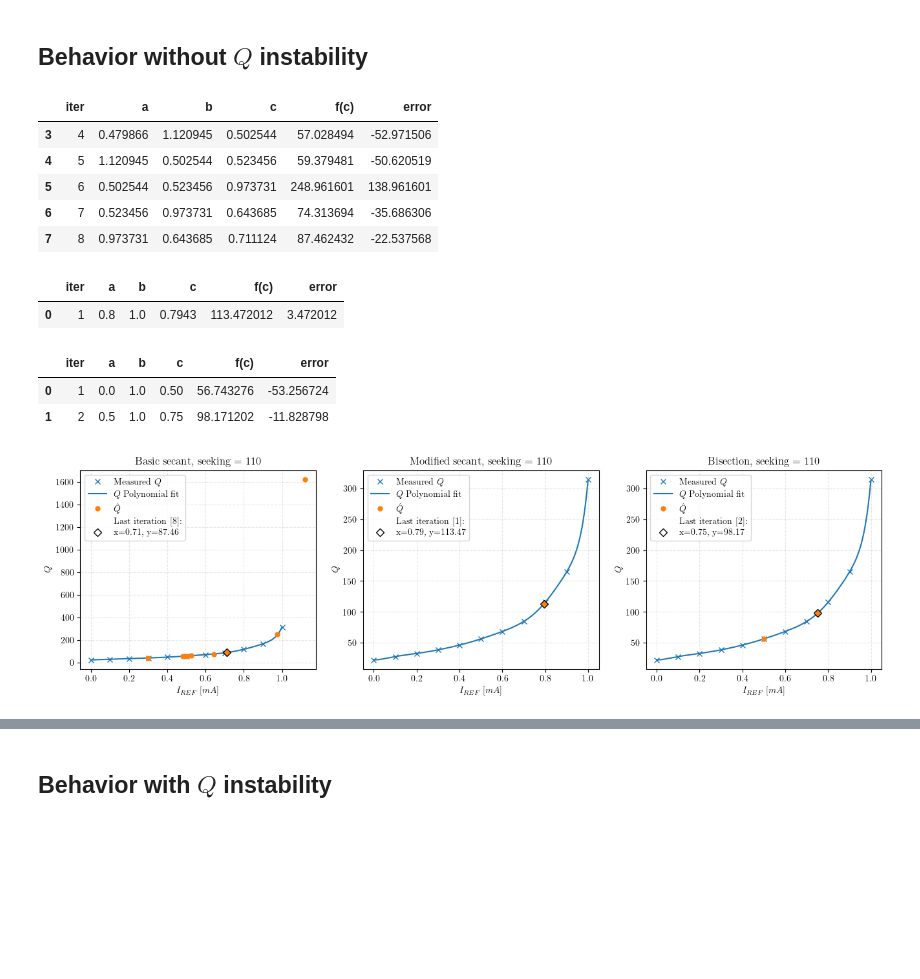
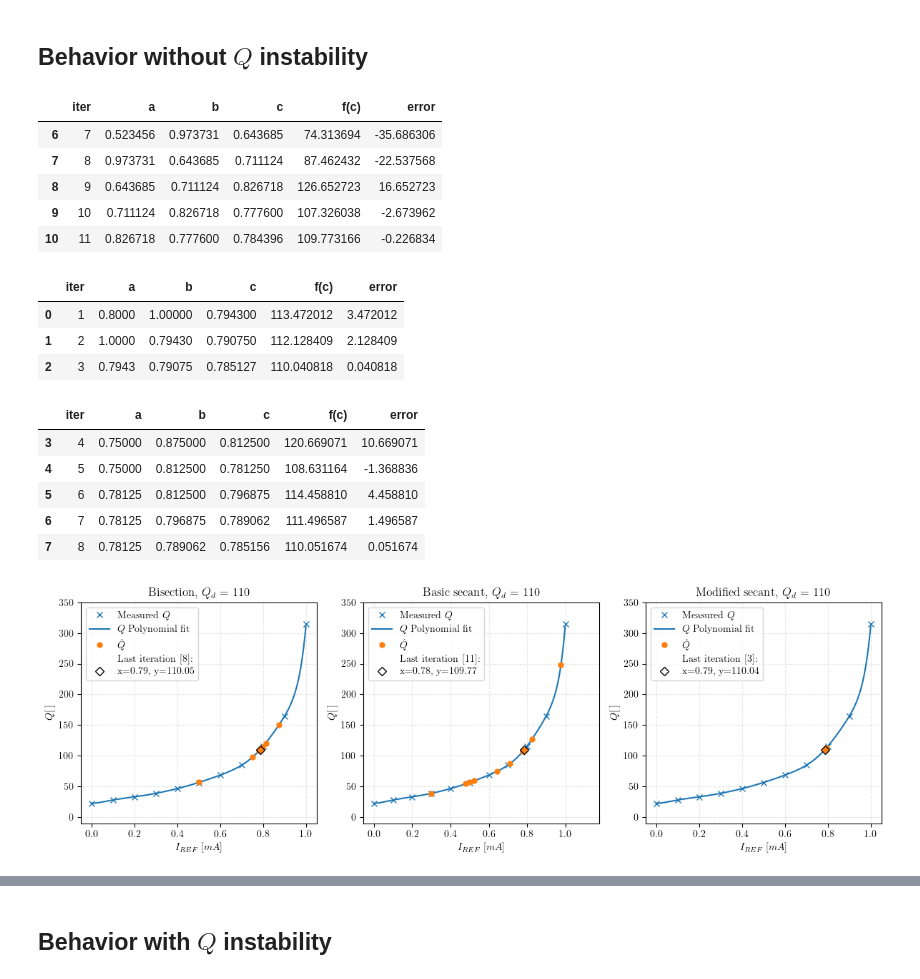
Before and after one commit to pesadaum/tcc, a Jupyter notebook: src/code/main.ipynb, the cells around one changed output, grey strips where cells are left out. Cells and saved outputs as stored; diff of their text form; code cells hidden in the pictures; blank space fills up the shorter version.

```diff
--- a/src/code/main.ipynb
+++ b/src/code/main.ipynb
@@ -7,7 +7,7 @@ import matplotlib.pyplot as plt
 import seaborn as sns
 
 rc = {
-    # "font.family": "sans",
+    "font.family": "serif",
     "font.size": 10,
     "axes.axisbelow": True,
     "grid.linestyle": '--',
@@ -102,7 +102,7 @@ test_dict = {
     'a': 0.0,
     'b': 1.0,
     'seek': 110,
-    'tol': 30,
+    'tol': 1,
     'max_iter': 32
 }
 
@@ -134,19 +134,24 @@ res_bisect = build_test(test_dict,
 res_secant.tail()
 # %% [output]
 |  | iter | a | b | c | f(c) | error |
-| 3 | 4 | 0.479866 | 1.120945 | 0.502544 | 57.028494 | -52.971506 |
-| 4 | 5 | 1.120945 | 0.502544 | 0.523456 | 59.379481 | -50.620519 |
-| 5 | 6 | 0.502544 | 0.523456 | 0.973731 | 248.961601 | 138.961601 |
 | 6 | 7 | 0.523456 | 0.973731 | 0.643685 | 74.313694 | -35.686306 |
 | 7 | 8 | 0.973731 | 0.643685 | 0.711124 | 87.462432 | -22.537568 |
+| 8 | 9 | 0.643685 | 0.711124 | 0.826718 | 126.652723 | 16.652723 |
+| 9 | 10 | 0.711124 | 0.826718 | 0.777600 | 107.326038 | -2.673962 |
+| 10 | 11 | 0.826718 | 0.777600 | 0.784396 | 109.773166 | -0.226834 |
 # %%
 res_mod_sec.tail()
 # %% [output]
 |  | iter | a | b | c | f(c) | error |
-| 0 | 1 | 0.8 | 1.0 | 0.7943 | 113.472012 | 3.472012 |
+| 0 | 1 | 0.8000 | 1.00000 | 0.794300 | 113.472012 | 3.472012 |
+| 1 | 2 | 1.0000 | 0.79430 | 0.790750 | 112.128409 | 2.128409 |
+| 2 | 3 | 0.7943 | 0.79075 | 0.785127 | 110.040818 | 0.040818 |
 # %%
 res_bisect.tail()
 # %% [output]
 |  | iter | a | b | c | f(c) | error |
-| 0 | 1 | 0.0 | 1.0 | 0.50 | 56.743276 | -53.256724 |
-| 1 | 2 | 0.5 | 1.0 | 0.75 | 98.171202 | -11.828798 |
+| 3 | 4 | 0.75000 | 0.875000 | 0.812500 | 120.669071 | 10.669071 |
+| 4 | 5 | 0.75000 | 0.812500 | 0.781250 | 108.631164 | -1.368836 |
+| 5 | 6 | 0.78125 | 0.812500 | 0.796875 | 114.458810 | 4.458810 |
+| 6 | 7 | 0.78125 | 0.796875 | 0.789062 | 111.496587 | 1.496587 |
+| 7 | 8 | 0.78125 | 0.789062 | 0.785156 | 110.051674 | 0.051674 |
@@ -153,44 +172,47 @@ res_bisect.tail()
 # %%
 nc = 3
-results = [res_secant, res_mod_sec, res_bisect]
-titles = ['Basic secant', 'Modified secant', 'Bisection']
+results = [res_bisect, res_secant, res_mod_sec]
+titles = ['Bisection','Basic secant', 'Modified secant',]
 
-fig, ax = plt.subplots(ncols=nc, figsize=(16, 4))
+fig, ax = plt.subplots(ncols=nc, figsize=(12, 4))
 
 for i in range(nc):
     ax[i].plot(q_values['i_ref'],
                q_values['Q'],
                'x', label='Measured $Q$')
 
     ax[i].plot(mock_dict['x'],
                mock_dict['y'],
                label='$Q$ Polynomial fit', c='C0')
 
     ax[i].plot(results[i]['c'],
                results[i]['f(c)'],
                'o', markersize=5, label='$\hat{Q}$')
 
     last_iref = results[i]['c'].iat[-1]
     last_q = results[i]['f(c)'].iat[-1]
     last_iter = results[i]['iter'].iat[-1]
 
     ax[i].plot(last_iref,
                last_q,
                'D',
                label=f'Last iteration [{last_iter}]:\nx={last_iref:.2f}, y={last_q:.2f}',
                c='k', fillstyle='none',)
 
     ax[i].set(
-        title=titles[i] + f', seeking = {test_dict["seek"]}',
-        xlabel='$I_{REF} \;[mA]$',
-        ylabel='$Q$',
-        # ylim=[-10, 350]
+        title=titles[i] + f', $Q_d$ = {test_dict["seek"]}',
+        xlabel=r'$I_{REF} \;[mA]$',
+        ylabel=r'$Q [\;]$',
+        ylim=[-10, 350]
     )
 
 for a in ax.flat:
     a.legend()
+
+fig.tight_layout()
+fig.savefig('res-methods-single.pdf')
 # %% [output]
-[figure, old version]
+[figure, new version]
 # %%
 start = 30
 stop = 300
```
Also changed, not shown: parts of 19 cells of this notebook, 17 other files.
